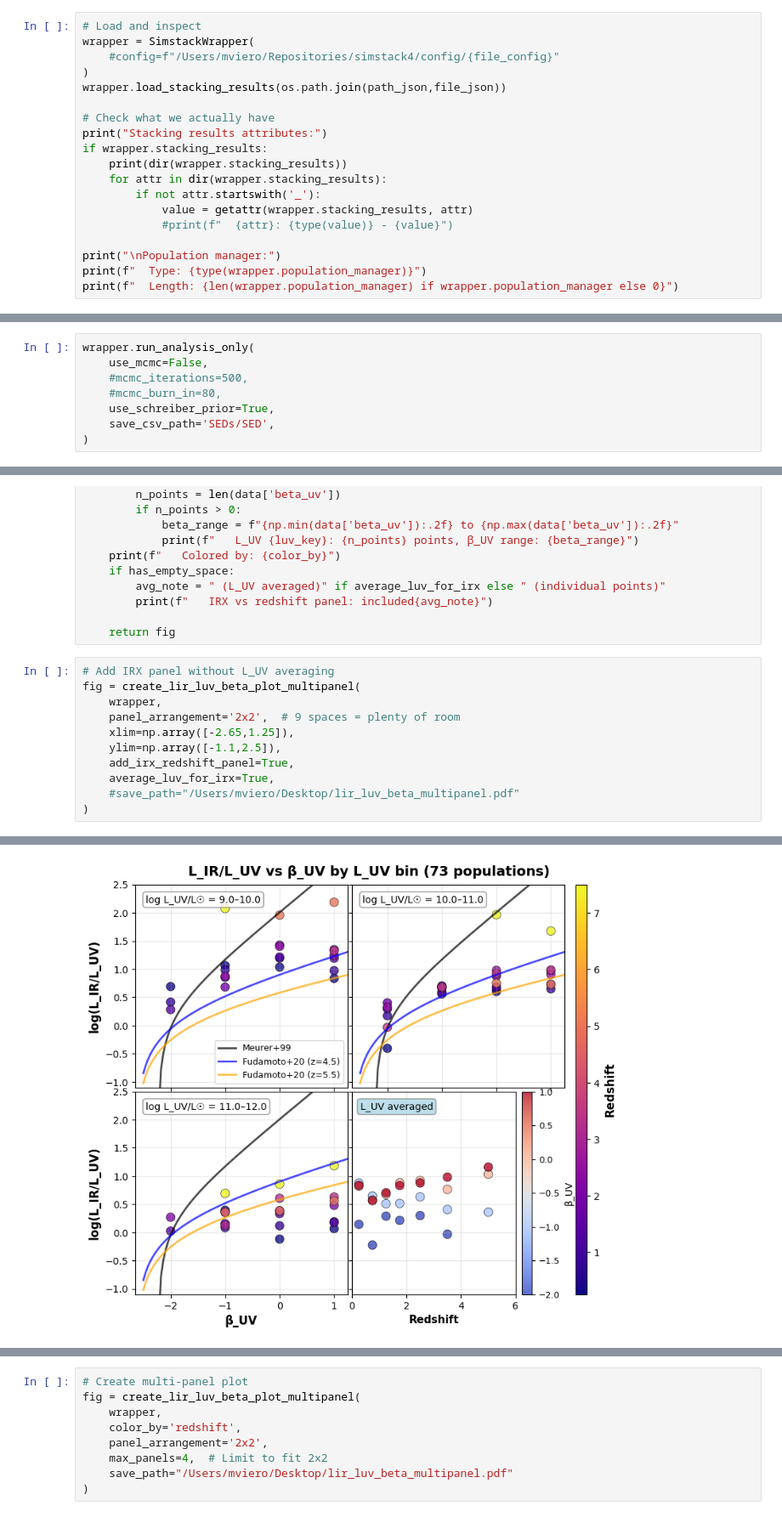
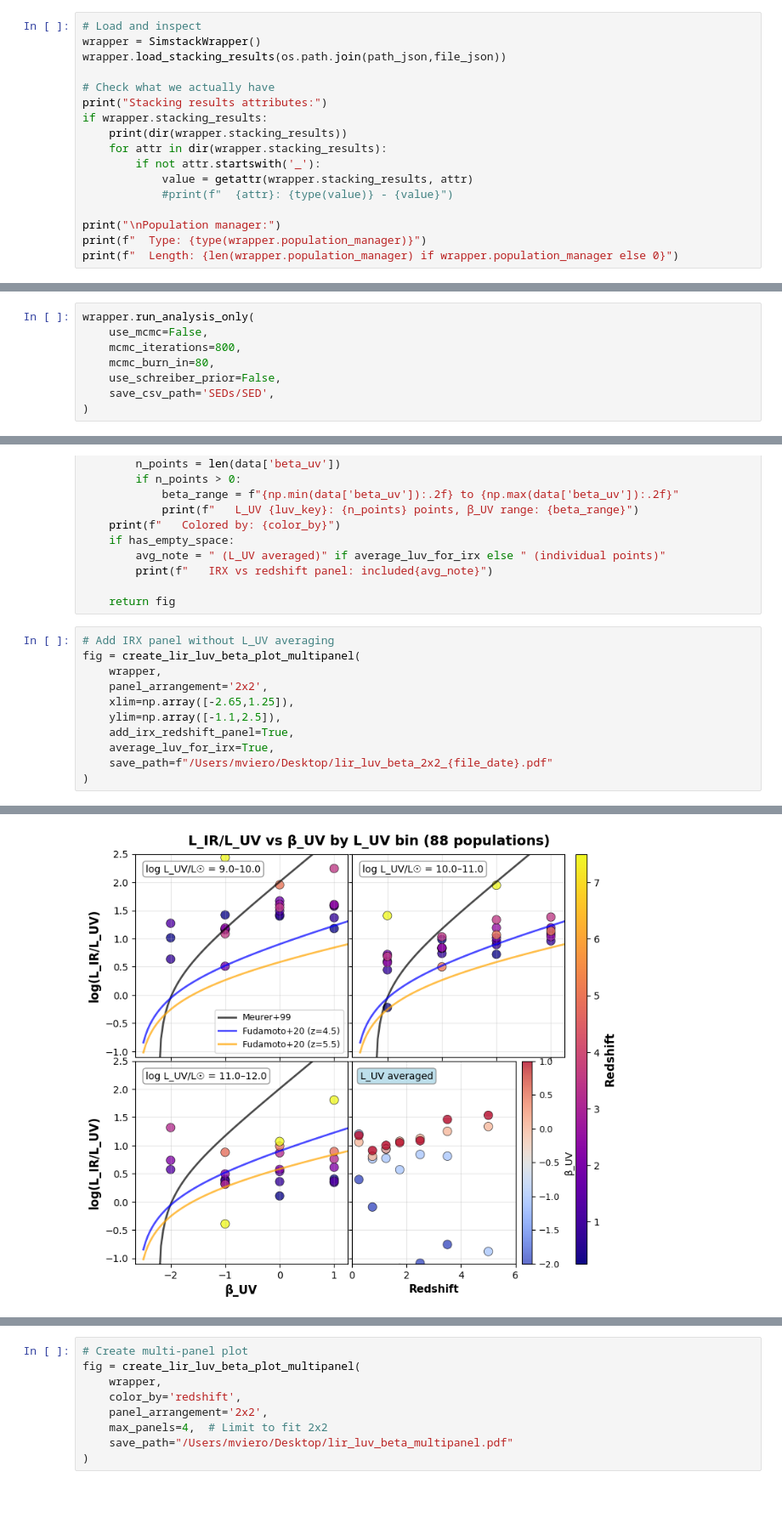
Before and after one commit to marcoviero/simstack4, a Jupyter notebook: notebooks/2025-07-19-export-irx-beta.ipynb, the cells around one changed output, grey strips where cells are left out. Shown at 85% size. Drawn from its saved outputs; the diff is of its cells as text.

```diff
--- a/notebooks/2025-07-19-export-irx-beta.ipynb
+++ b/notebooks/2025-07-19-export-irx-beta.ipynb
@@ -35,9 +36,7 @@ file_config = 'cosmos25_luv_beta.toml'
 file_json = f"cosmos25_stacking_{file_date}.json"
 # %%
 # Load and inspect
-wrapper = SimstackWrapper(
-    #config=f"/Users/mviero/Repositories/simstack4/config/{file_config}"
-)
+wrapper = SimstackWrapper()
 wrapper.load_stacking_results(os.path.join(path_json,file_json))
 
 # Check what we actually have
@@ -70,9 +69,9 @@ Population manager:
 # %%
 wrapper.run_analysis_only(
     use_mcmc=False,
-    #mcmc_iterations=500,
-    #mcmc_burn_in=80,
-    use_schreiber_prior=True,
+    mcmc_iterations=800,
+    mcmc_burn_in=80,
+    use_schreiber_prior=False,
     save_csv_path='SEDs/SED',
 )
 # %% [output]
@@ -1128,12 +1127,12 @@ def create_lir_luv_beta_plot_multipanel(wrapper,
 # Add IRX panel without L_UV averaging
 fig = create_lir_luv_beta_plot_multipanel(
     wrapper,
-    panel_arrangement='2x2',  # 9 spaces = plenty of room
+    panel_arrangement='2x2',
     xlim=np.array([-2.65,1.25]),
     ylim=np.array([-1.1,2.5]),
     add_irx_redshift_panel=True,
     average_luv_for_irx=True,
-    #save_path="/Users/mviero/Desktop/lir_luv_beta_multipanel.pdf"
+    save_path=f"/Users/mviero/Desktop/lir_luv_beta_2x2_{file_date}.pdf"
 )
 # %% [output]
 📋 Available columns: ['population_id', 'n_sources', 'median_redshift', 'median_log_mass', 'n_bands', 'greybody_fit_success', 'dust_temperature_rest_frame_K', 'dust_temperature_observed_frame_K', 'dust ...
@@ -1154,3 +1153,3 @@ fig = create_lir_luv_beta_plot_multipanel(
    Colored by: redshift
    IRX vs redshift panel: included (L_UV averaged)
-[figure, old version]
+[figure, new version]
```
Also changed, not shown: parts of 7 cells of this notebook, 6 other files.
